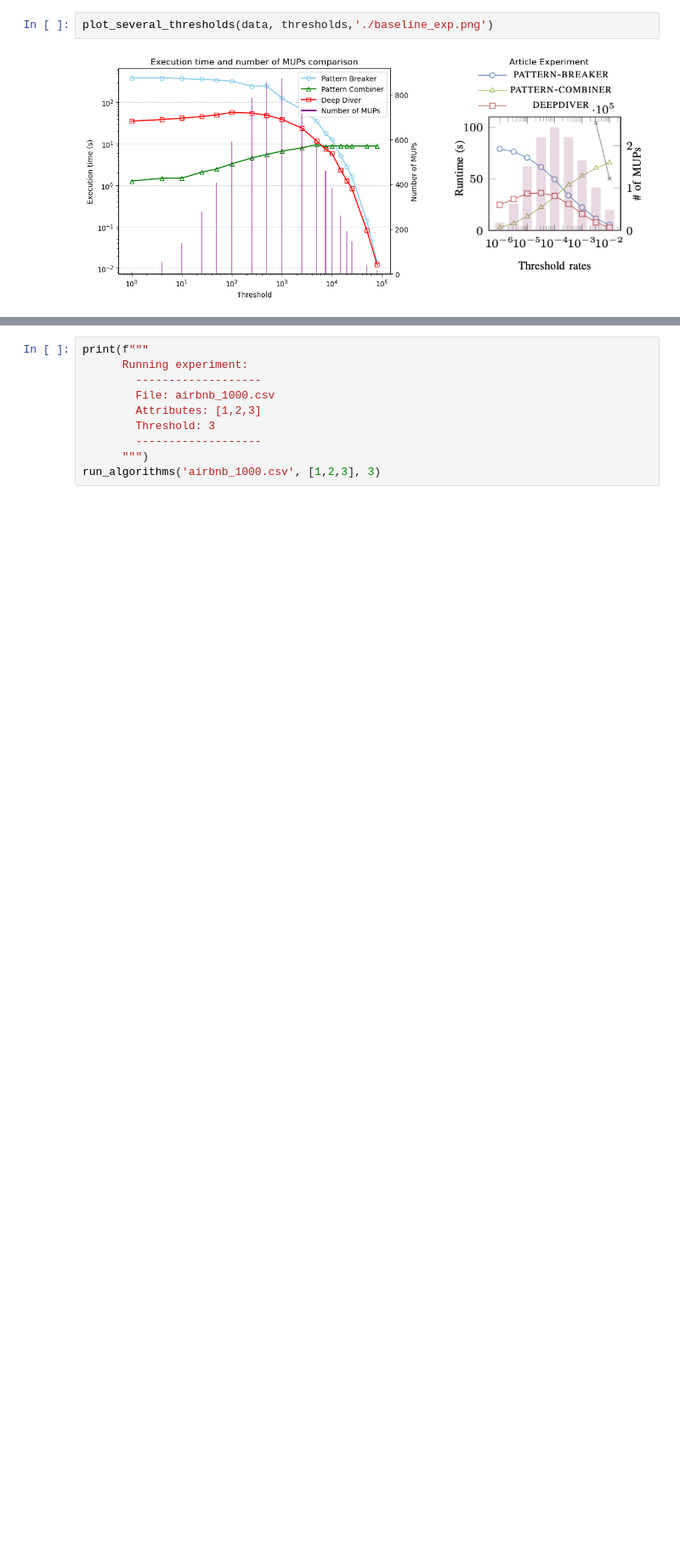
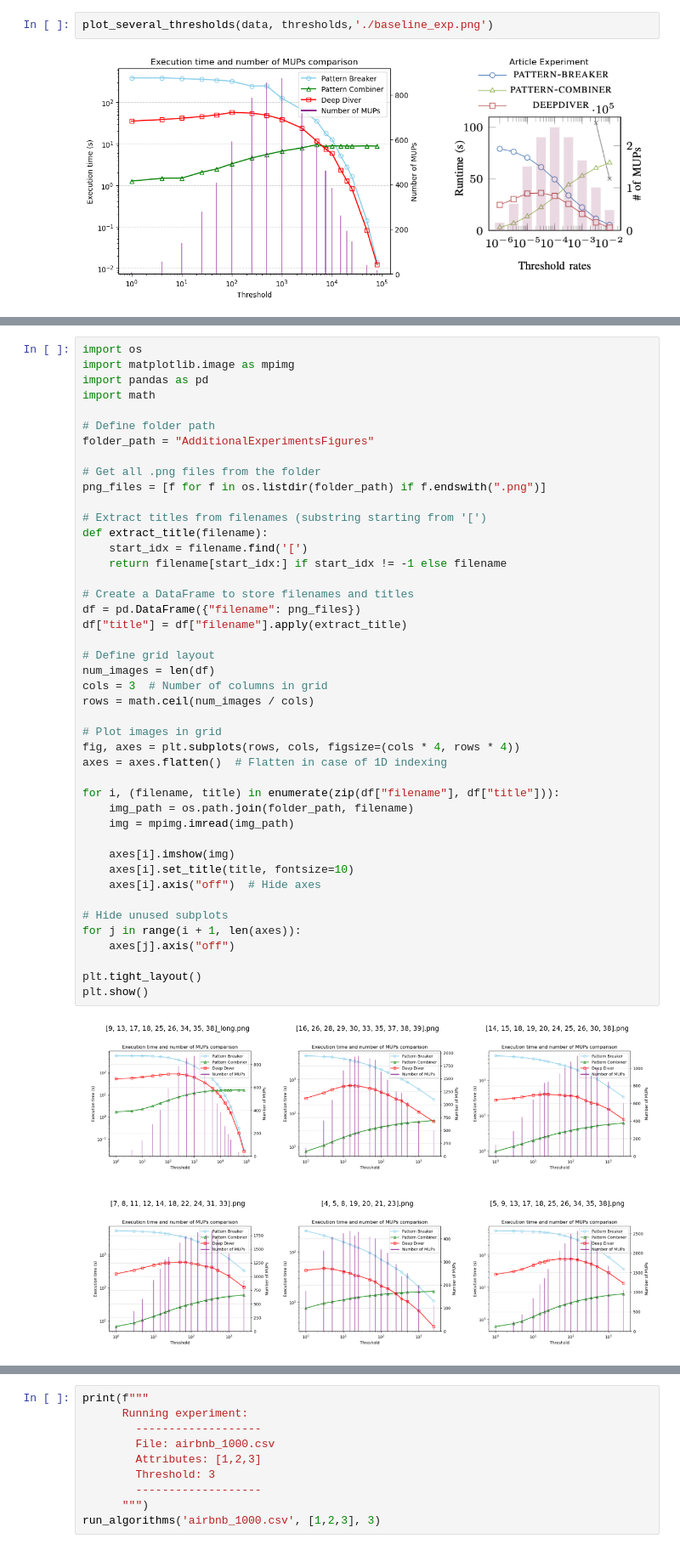
Before and after one commit to nirsurani132/dataManagementFinalProject25, a Jupyter notebook: Search_Algorithms.ipynb, the cells around one changed output, grey strips where cells are left out. Shown at 85% size. Drawn from its saved outputs; the diff is of its cells as text; blank space fills up the shorter version.

Commit message:
additionalExperimentsFigures

```diff
--- a/Search_Algorithms.ipynb
+++ b/Search_Algorithms.ipynb
@@ -223 +204,47 @@ Plots comparing the search algorithms, for one threshold on different partitions
+# %%
+import os
+import matplotlib.image as mpimg
+import pandas as pd
+import math
+
+# Define folder path
+folder_path = "AdditionalExperimentsFigures"
+
+# Get all .png files from the folder
+png_files = [f for f in os.listdir(folder_path) if f.endswith(".png")]
+
+# Extract titles from filenames (substring starting from '[')
+def extract_title(filename):
+    start_idx = filename.find('[')
+    return filename[start_idx:] if start_idx != -1 else filename
+
+# Create a DataFrame to store filenames and titles
+df = pd.DataFrame({"filename": png_files})
+df["title"] = df["filename"].apply(extract_title)
+
+# Define grid layout
+num_images = len(df)
+cols = 3  # Number of columns in grid
+rows = math.ceil(num_images / cols)
+
+# Plot images in grid
+fig, axes = plt.subplots(rows, cols, figsize=(cols * 4, rows * 4))
+axes = axes.flatten()  # Flatten in case of 1D indexing
+
+for i, (filename, title) in enumerate(zip(df["filename"], df["title"])):
+    img_path = os.path.join(folder_path, filename)
+    img = mpimg.imread(img_path)
+
+    axes[i].imshow(img)
+    axes[i].set_title(title, fontsize=10)
+    axes[i].axis("off")  # Hide axes
+
+# Hide unused subplots
+for j in range(i + 1, len(axes)):
+    axes[j].axis("off")
+
+plt.tight_layout()
+plt.show()
+# %% [output]
+[figure, added]
 # %% [markdown]
```
Also changed, not shown: parts of 5 cells of this notebook, 6 other files.
